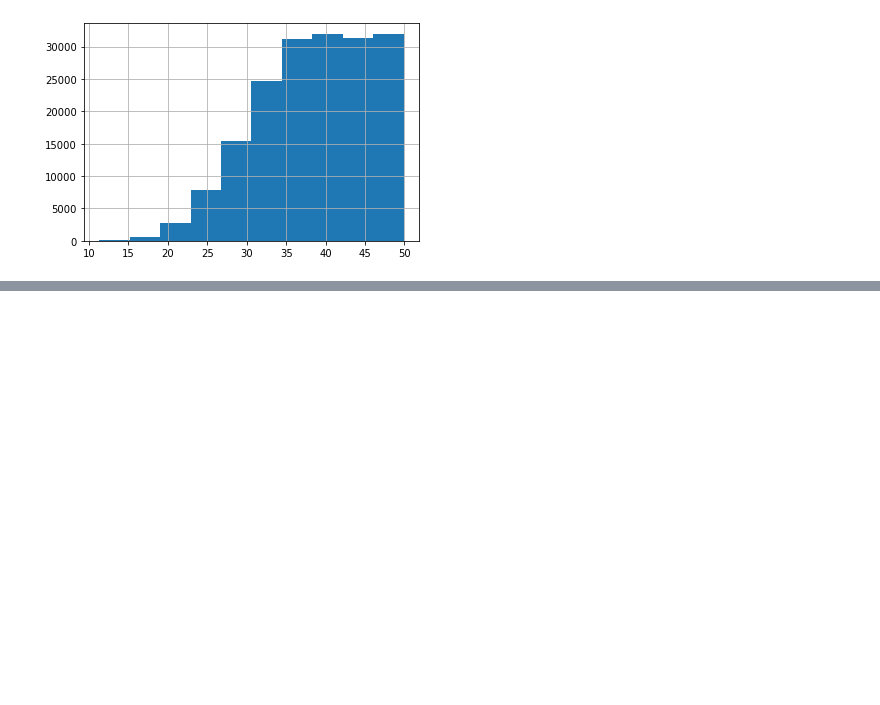
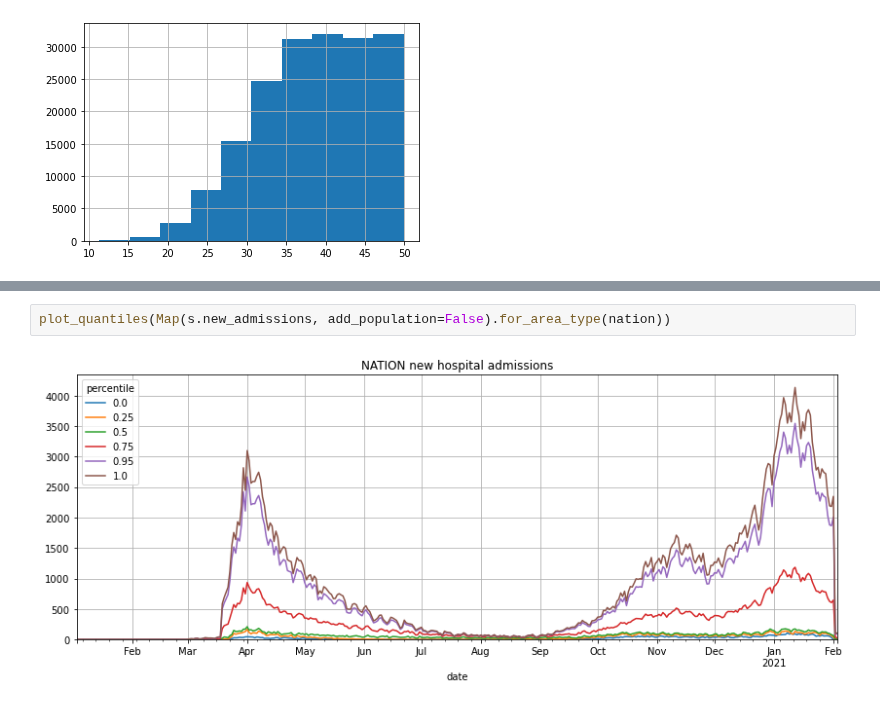
Before and after one commit to cjw296/coronavirus, a Jupyter notebook: area_percentiles.ipynb, the cells around one changed output, grey strips where cells are left out. Cells and saved outputs as stored; diff of their text form; blank space fills up the shorter version.

```diff
--- a/area_percentiles.ipynb
+++ b/area_percentiles.ipynb
@@ -43,0 +48,4 @@ newCasesBySpecimenDateRollingRate[(newCasesBySpecimenDateRollingRate>0) & (newCa
+# %%
+plot_quantiles(Map(s.new_admissions, add_population=False).for_area_type(nation))
+# %% [output]
+[figure, added]
```
Also changed, not shown: parts of 5 cells of this notebook, 1 other file.
